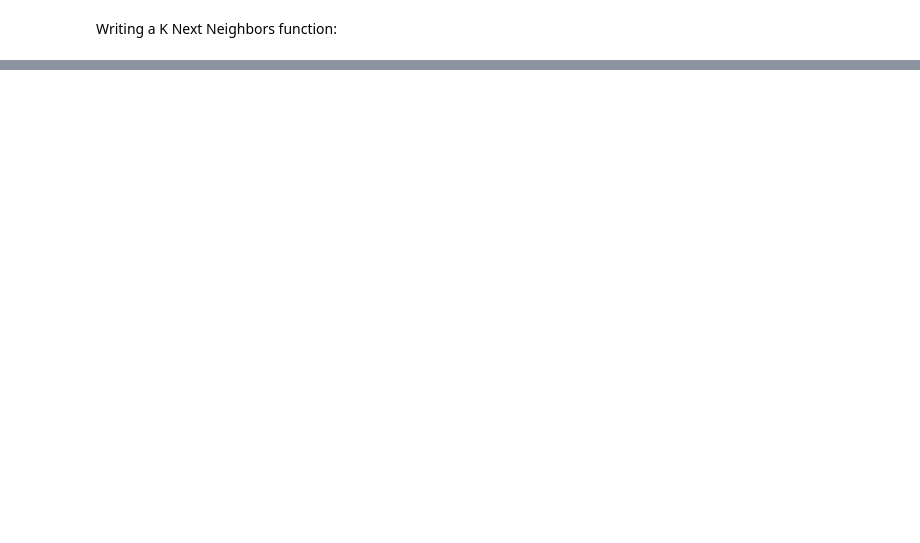
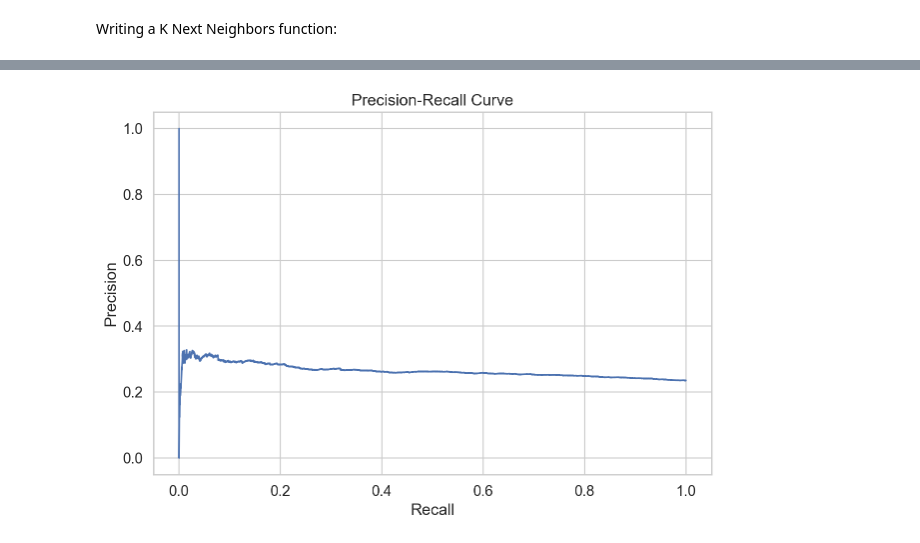
Before and after one commit to pbovard63/Predicting_Hong_Kong_Horse_Racing_Finishes, a Jupyter notebook: initial_model_eda.ipynb, the cells around one changed output, grey strips where cells are left out. Cells and saved outputs as stored; diff of their text form; code cells hidden in the pictures; blank space fills up the shorter version.

```diff
--- a/initial_model_eda.ipynb
+++ b/initial_model_eda.ipynb
@@ -427,0 +308,4 @@ Logistic Regression Validation F1 Score: 0.0
+# %%
+log_precision_recall_curve_generator(X,y,C=0.95)
+# %% [output]
+[figure, added]
```
Also changed, not shown: parts of 32 cells of this notebook, 2 other files.
